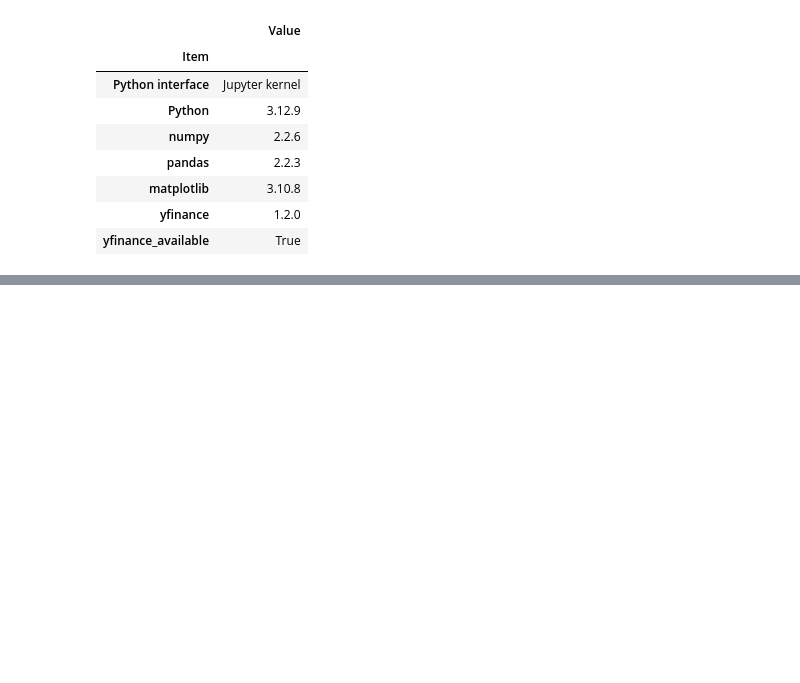
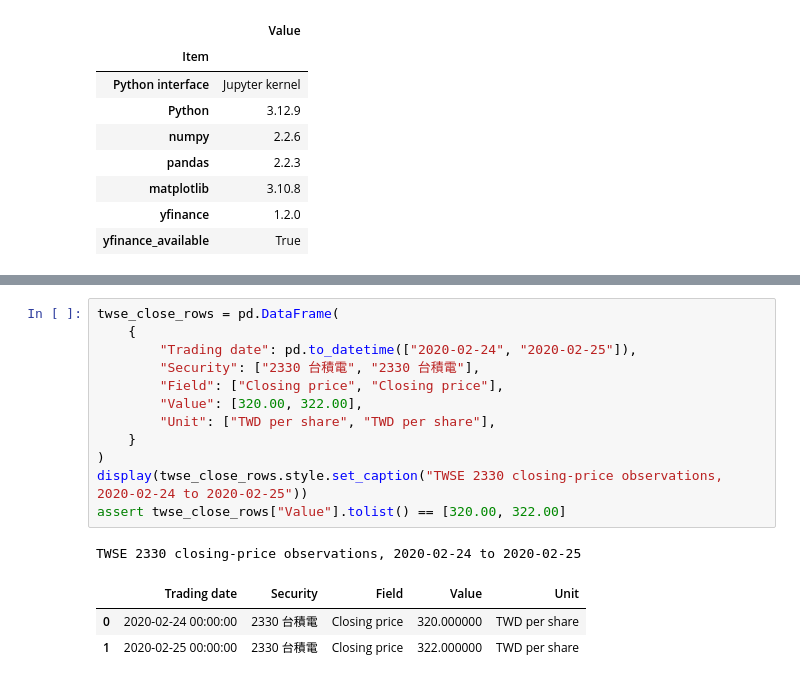
Before and after one commit to KennethWYLee/FinTech, a Jupyter notebook: course/02/week2_main.ipynb, the cells around one changed output, grey strips where cells are left out. Drawn from its saved outputs; the diff is of its cells as text; blank space fills up the shorter version.

```diff
--- a/course/02/week2_main.ipynb
+++ b/course/02/week2_main.ipynb
@@ -665,0 +276,17 @@ Verified TWSE retrieval summary; the notebook does not repeat this request
+# %%
+twse_close_rows = pd.DataFrame(
+    {
+        "Trading date": pd.to_datetime(["2020-02-24", "2020-02-25"]),
+        "Security": ["2330 台積電", "2330 台積電"],
+        "Field": ["Closing price", "Closing price"],
+        "Value": [320.00, 322.00],
+        "Unit": ["TWD per share", "TWD per share"],
+    }
+)
+display(twse_close_rows.style.set_caption("TWSE 2330 closing-price observations, 2020-02-24 to 2020-02-25"))
+assert twse_close_rows["Value"].tolist() == [320.00, 322.00]
+# %% [output]
+TWSE 2330 closing-price observations, 2020-02-24 to 2020-02-25
+|  | Trading date | Security | Field | Value | Unit |
+| 0 | 2020-02-24 00:00:00 | 2330 台積電 | Closing price | 320.000000 | TWD per share |
+| 1 | 2020-02-25 00:00:00 | 2330 台積電 | Closing price | 322.000000 | TWD per share |
```
Also changed, not shown: parts of 125 cells of this notebook.
